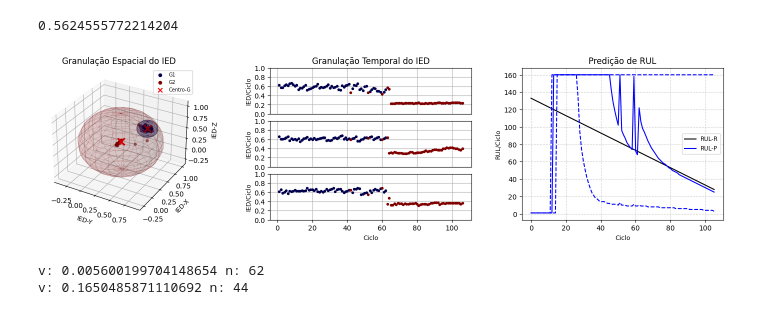
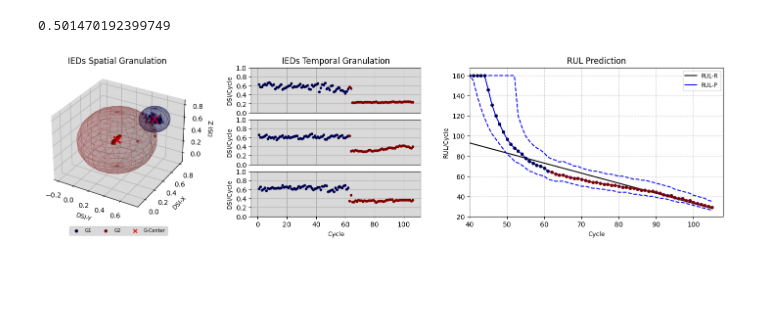
Before and after one commit to cduartes0203/Batteries_Prognostics, a Jupyter notebook: test_AutoCloudPred_R00.ipynb, the cells around one changed output. Saved outputs shown, nothing was run; the diff lists cells and outputs as text; code cells hidden in the pictures; blank space fills up the shorter version.

```diff
--- a/test_AutoCloudPred_R00.ipynb
+++ b/test_AutoCloudPred_R00.ipynb
@@ -156,6 +161,7 @@ class AutoCloud:
 		self.HIp = np.array([])
 		self.cycleP=np.array([])
 
+		self.t = np.array([])
 		self.rulL = np.array([])
 		self.rulP = np.array([])
 		self.rulP2 = np.array([])
@@ -179,7 +185,7 @@ class AutoCloud:
 
 	def CreateCloud(self,x,t,store=False):
 		self.gCreated = self.gCreated + 1
-		cloud = DataCloud(x,self.gCreated,self.rho,self.nI,self.nR,self.nO,
+		cloud = DataCloud(x,(self.k-1),self.gCreated,self.rho,self.nI,self.nR,self.nO,
 					[self.N1,self.N2,self.N3],self.tau,self.mode)
 		if store:
 			cloud.t.append(self.k)
@@ -289,6 +295,7 @@ class AutoCloud:
 
 		if Ruls[2] < Ruls[1]:
 			Ruls[2] = Ruls[1]
+		self.t = np.append(self.t,self.k - 2)
 		self.rulR = np.append(self.rulR,self.ref - self.k)
 		self.rulP = np.append(self.rulP,Ruls[1])
 		self.rulL = np.append(self.rulL,Ruls[0])
@@ -296,7 +303,11 @@ class AutoCloud:
 
 		for i,cloud in enumerate(self.c):
 			if self.alfa[i] > 0:
+				cloud.t2.append(self.k-2)
 				cloud.rul = np.append(cloud.rul,Ruls[1])
+				cloud.rulL.append(Ruls[0])
+				cloud.rulM.append(Ruls[1])
+				cloud.rulU.append(Ruls[2])
 
 	def AddRUL(self):
 		for cloud in self.cloud_activation:
@@ -329,6 +340,12 @@ class AutoCloud:
 				trackJ = self.c[j].track
 				varianceI = self.c[i].variance
 				varianceJ = self.c[j].variance
+				rulLI = self.c[i].rulL
+				rulLJ = self.c[j].rulL
+				rulUI = self.c[i].rulU
+				rulUJ = self.c[j].rulU
+				rulMI = self.c[i].rulM
+				rulMJ = self.c[j].rulM
 				nIntersc = self.matrixIntersection[i,j]
 
 				if (nIntersc > (nI - nIntersc) or nIntersc > (nJ - nIntersc)):
@@ -341,7 +358,7 @@ class AutoCloud:
 					variance = ((nI - 1) * varianceI + (nJ - 1) * varianceJ)/(nI + nJ - 2)
 					tipicality = ((nI*tipicalityI)+(nJ*tipicalityJ))/(nI + nJ)
 
-					newCloud = DataCloud(X,self.gCreated,self.rho,self.nI,self.nR,self.nO,
+					newCloud = DataCloud(X,self.k-1,self.gCreated,self.rho,self.nI,self.nR,self.nO,
 									[self.N1,self.N2,self.N3],self.tau,self.mode)
 					for id in trackI:
 						newCloud.track.append(id)
@@ -352,14 +369,34 @@ class AutoCloud:
 
 					x = self.c[i].x + self.c[j].x
 					t = self.c[i].t + self.c[j].t
+					t2 = self.c[i].t2 + self.c[j].t2
+
+					rulM = rulMI + rulMJ
+					rulL = rulLI + rulLJ
+					rulU = rulUI + rulUJ
+
 					mat = np.array(list(zip(t,x)), dtype=object)
 					col = mat[:, 0].astype(int)
 					_, index = np.unique(col, return_index=True)
 					result = mat[np.sort(index)]
 					t = result[:, 0].tolist()
 					x = result[:, 1].tolist()
+
+					mat = np.array(list(zip(t2,rulL,rulM,rulU)), dtype=object)
+					col = mat[:, 0].astype(int)
+					_, index = np.unique(col, return_index=True)
+					result = mat[np.sort(index)]
+					t2   = result[:, 0].tolist()
+					rulL = result[:, 1].tolist()
+					rulM = result[:, 2].tolist()
+					rulU = result[:, 3].tolist()
+
 					newCloud.x = x
 					newCloud.t = t
+					newCloud.t2 = t2
+					newCloud.rulL = rulL
+					newCloud.rulM = rulM
+					newCloud.rulU = rulU
 					xMin = np.minimum(xMinI, xMinJ)
 					xMax = np.maximum(xMaxI, xMaxJ)
 					newCloud.xMin = xMin
@@ -458,33 +495,25 @@ class AutoCloud:
 # %%
 params =  {'nI': 11, 'nR': 49, 'nO': 27, 'N1': 0.1, 'N2': 0.0001, 'N3': 0.001,
             'τ': 23, 'mode': 'ahead', 'act': 'tanh'}
 nI,nR,nO,N1,N2,N3,τ,mode,act= list(params.values())
 v1,v2 = [],[]
 X, Y = PrepareData(HI['PC1'].values,nI,nO,mode)
 Y, Z = PrepareData(sig,nI,nO,mode)
 X = []
 for i in range(len(RS)-1):
    X.append(RS.iloc[i:i+1,:].values.flatten())
 X = X[-len(Y):-2]
-teda=AutoCloud(m=2,nI=nI,nR=nR,nO=nO,ηS=[N1,N2,N3],mode=mode,
-               tau=τ,rho=0.1,eol=0.75,ref=len(sig)-nI,wtaG=True,wtaP=True)
+teda=AutoCloud(m=2.5,nI=nI,nR=nR,nO=nO,ηS=[N1,N2,N3],mode=mode,
+               tau=τ,rho=0.003,eol=0.75,ref=len(sig)-nI,wtaG=True,wtaP=False)
 for j,_ in enumerate(X[:]):
     teda.run(X[j])
     teda.RULInterv(Y[j])
     teda.Adapt(Y[j],Z[j])
+
 teda.CloudOtimization()
 print(teda.vSum)
 #PlotDSI_2D_PLT(teda,ftrs=3,ncol=2,language='en')
-PlotDSI_3D_PLT(teda)
+PlotDSI_3D_PLT(teda,language='en',anchor=(0.85, -0.05),ncol=5,xi=40,xf=108,yi=20)
 # %% [output]
-0.5624555772214204
+0.501470192399749
-[figure, old version]
+[figure, new version]
-# %%
-for cld in teda.c:
-    #print('Rmax:', cld.Rmax, 'Vmax:', cld.Vmax, 'Vnorm:', cld.Vnorm, 'Vref:', cld.Vref)
-    print('v:',cld.v, 'n:', cld.n)
-    PlotSphere3D(cld.x, cld.mean, cld.Rmax, w=800, h=300, title=f'Cloud ID: {cld.ID}')
-    #PlotTwoScales(y1=cld.R_,y2=cld.V_,y1_name='Radius',y2_name='Volume')
-# %% [output]
-v: 0.005600199704148654 n: 62
-v: 0.1650485871110692 n: 44
```
Also changed, not shown: parts of 1 cell of this notebook, 2 other files.
